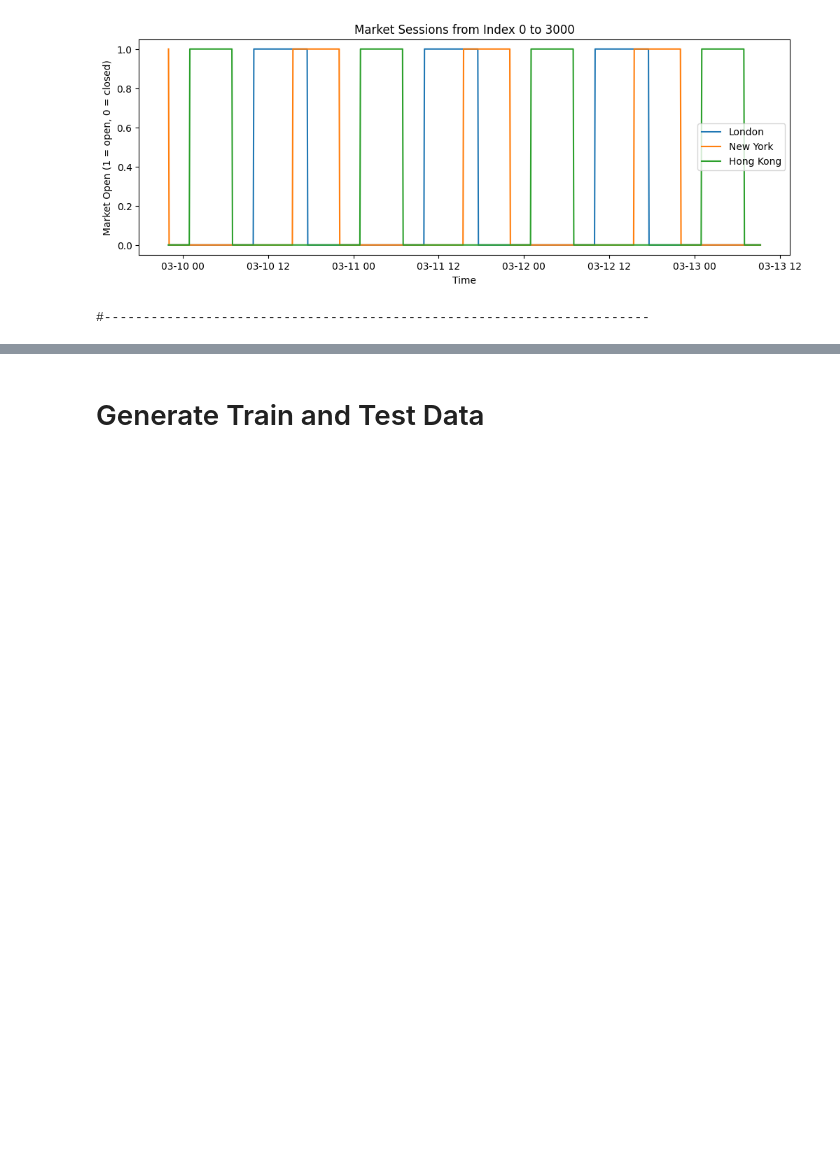
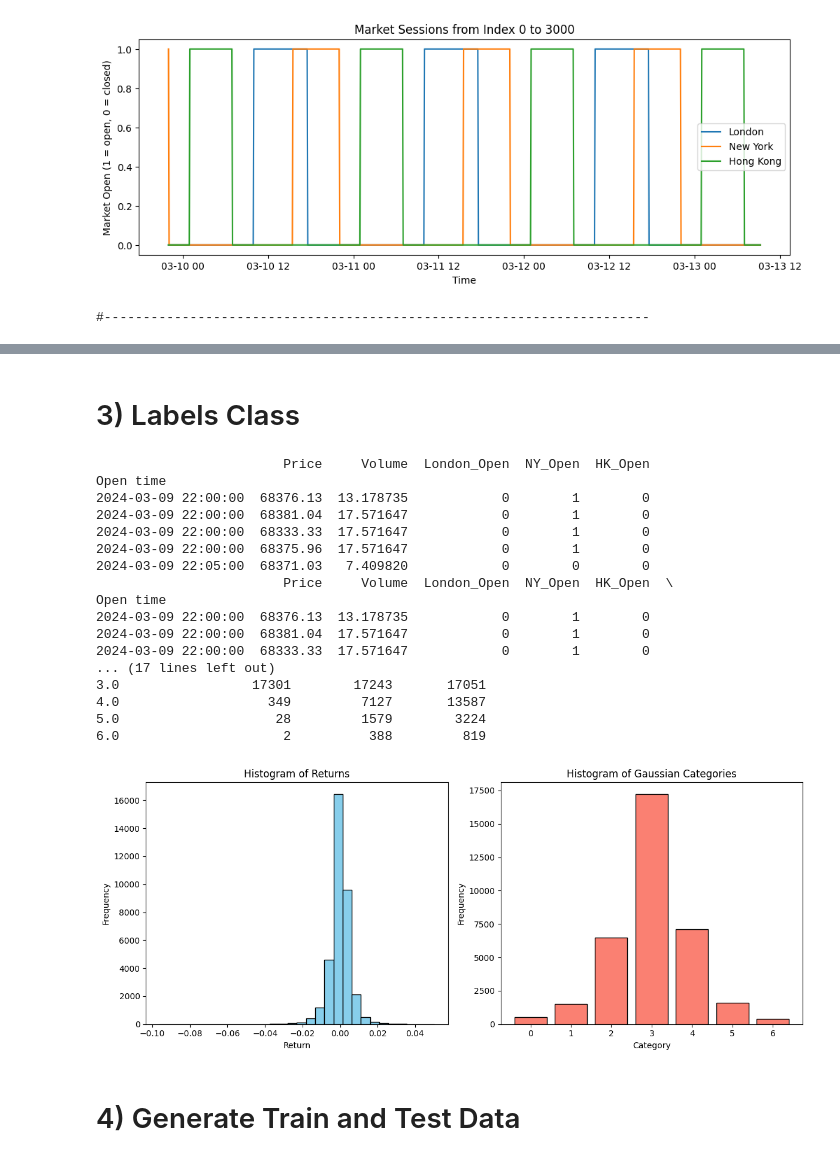
Before and after one commit to valerian-drmt/Trading_Projects, a Jupyter notebook: LSTM_Strategy.ipynb, the cells around one changed output, grey strips where cells are left out. Drawn from its saved outputs; the diff is of its cells as text; code cells hidden in the pictures; blank space fills up the shorter version.

```diff
--- a/LSTM_Strategy.ipynb
+++ b/LSTM_Strategy.ipynb
@@ -310,12 +239,0 @@ def generate_output_category(input, category_frequencies, look_forward):
-# %%
-# Parameters
-n = 3  # number of categories
-look_forward = 20
-
-data_v1 = extend_OHLC_in_data(data_v0)
-input = pd.DataFrame(data_v1["Price"])
-
-output = generate_output_category(input, [1/n]*n, look_forward)
-
-print(output.head(n + look_forward))
-verification_output(input,output)
@@ -415,0 +240,2 @@ Labels_Data = LSTM_Labels(Features_Data.data, look_formard = 20, n_categories =
+# %% [markdown]
+# 3) Labels Class
@@ -416,2 +302,65 @@ Labels_Data = LSTM_Labels(Features_Data.data, look_formard = 20, n_categories =
+# %%
+Features_Data = LSTM_Features(symbols="BTCUSDT", start="2024-03-10", end="2024-04-20", interval="5m").EXCEL_load_data().extend_OHLC().market_sessions()
+print(Features_Data.data.head())
+
+#------------------------------------------------------------------------
+
+Labels_Data = LSTM_Labels(Features_Data.data, look_forward = 20, n_categories = 7)
+
+Labels_Data.categorize_based_on_std()
+
+print(Labels_Data.data.head())
+print("Boudaries: ", Labels_Data.boundaries)
+
+# Count the number of points (no normalization)
+close_counts = Labels_Data.data["Category_Close"].value_counts(normalize=False).sort_index()
+high_counts = Labels_Data.data["Category_High"].value_counts(normalize=False).sort_index()
+low_counts = Labels_Data.data["Category_Low"].value_counts(normalize=False).sort_index()
+table = pd.DataFrame({
+    'Low Count': low_counts.values,
+    'Close Count': close_counts.values,
+    'High Count': high_counts.values
+}, index=close_counts.index)
+print(table)
+
+# Verification
+plt.figure(figsize=(12, 5))
+
+# Histogramme des future returns
+plt.subplot(1, 2, 1)
+plt.hist(Labels_Data.data["Price"].pct_change(Labels_Data.look_forward).dropna(), bins=30, color='skyblue', edgecolor='black')
+plt.title("Histogram of Returns")
+plt.xlabel("Return")
+plt.ylabel("Frequency")
+
+# Histogramme des catégories gaussiennes
+plt.subplot(1, 2, 2)
+plt.hist(Labels_Data.data["Category_Close"].dropna(), bins=np.arange(Labels_Data.n_categories + 1) - 0.5, color='salmon', edgecolor='black', rwidth=0.8)
+plt.xticks(range(Labels_Data.n_categories))
+plt.title("Histogram of Gaussian Categories")
+plt.xlabel("Category")
+plt.ylabel("Frequency")
+
+plt.tight_layout()
+plt.show()
+# %% [output]
+                        Price     Volume  London_Open  NY_Open  HK_Open
+Open time
+2024-03-09 22:00:00  68376.13  13.178735            0        1        0
+2024-03-09 22:00:00  68381.04  17.571647            0        1        0
+2024-03-09 22:00:00  68333.33  17.571647            0        1        0
+2024-03-09 22:00:00  68375.96  17.571647            0        1        0
+2024-03-09 22:05:00  68371.03   7.409820            0        0        0
+                        Price     Volume  London_Open  NY_Open  HK_Open  \
+Open time
+2024-03-09 22:00:00  68376.13  13.178735            0        1        0
+2024-03-09 22:00:00  68381.04  17.571647            0        1        0
+2024-03-09 22:00:00  68333.33  17.571647            0        1        0
+... (17 lines left out)
+3.0                 17301        17243       17051
+4.0                   349         7127       13587
+5.0                    28         1579        3224
+6.0                     2          388         819
+[figure, added]
 # %% [markdown]
-# Generate Train and Test Data
+# 4) Generate Train and Test Data
```
Also changed, not shown: parts of 34 cells of this notebook.
